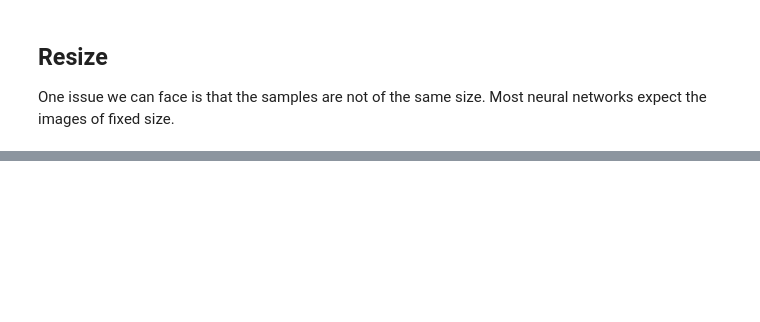
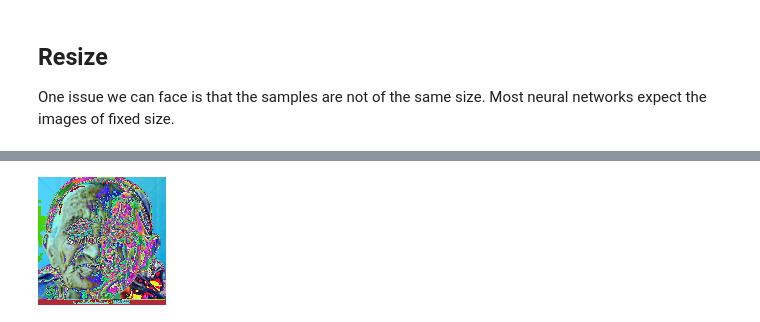
Before and after one commit to variableVG/CV_project, a Jupyter notebook: Data Augmentation.ipynb, the cells around one changed output, grey strips where cells are left out. Cells and saved outputs as stored; diff of their text form; code cells hidden in the pictures; blank space fills up the shorter version.

```diff
--- a/Data Augmentation.ipynb
+++ b/Data Augmentation.ipynb
@@ -124,0 +231,8 @@ plt.plot(resized_images[0])
+# %%
+normalized_images = []
+# Instanciate Normalize() function with calculated mean and std
+normalizer = T.Normalize(mean=list(mean), std=list(std))
+for idx, img in enumerate(tensor_images):
+  normalized_img = normalizer(img)
+  normalized_img = T.ToPILImage()(normalized_img)
+  normalized_images.append(normalized_img)
@@ -124,0 +243,4 @@ plt.plot(resized_images[0])
+# %%
+normalized_images[0]
+# %% [output]
+[figure, added]
```
Also changed, not shown: parts of 22 cells of this notebook.
